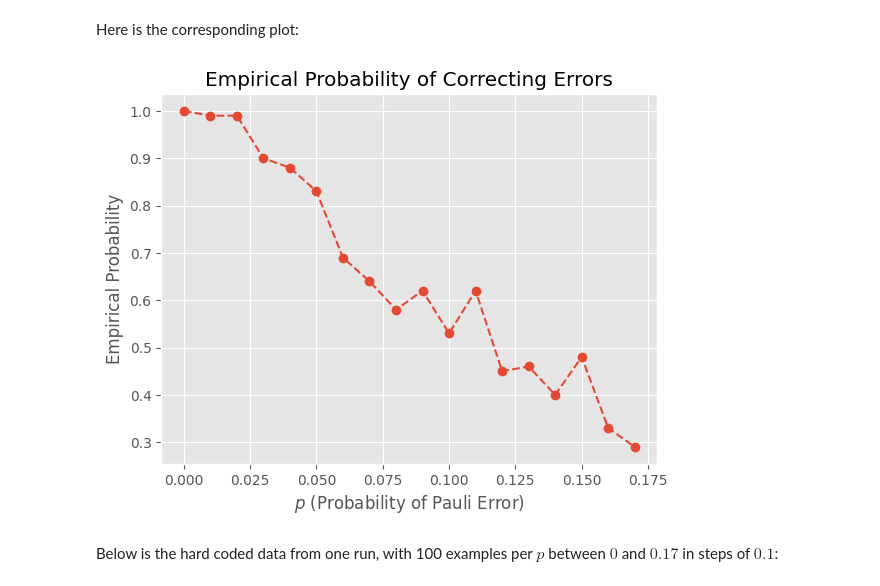
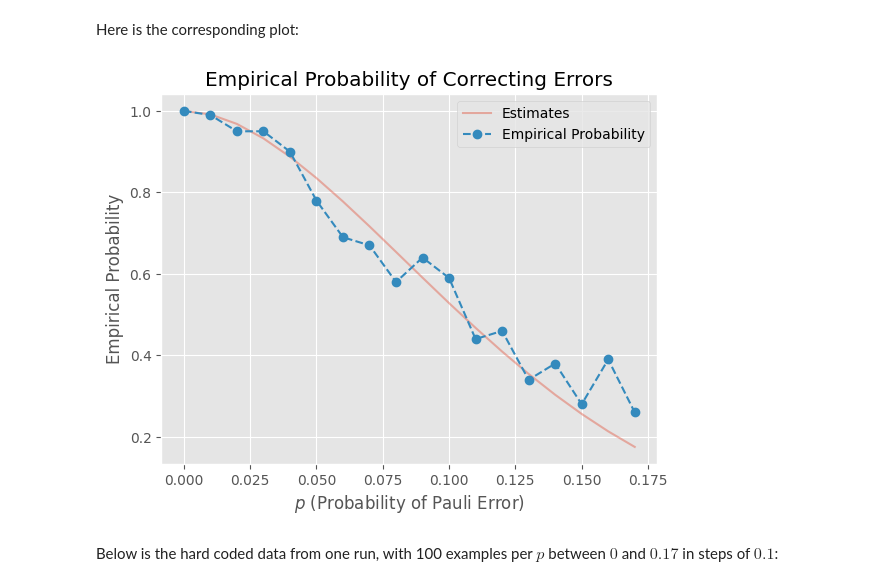
Before and after one commit to lrfinotti/five-qubit-quatum-code, a Jupyter notebook: five-qubit-code-general.ipynb, the cells around one changed output. Drawn from its saved outputs; the diff is of its cells as text; code cells hidden in the pictures.

```diff
--- a/five-qubit-code-general.ipynb
+++ b/five-qubit-code-general.ipynb
@@ -102,6 +118,9 @@ $$
 We follow a clever construction from [Stack Exchange](https://quantumcomputing.stackexchange.com/)'s thread [Nielsen&Chuang 5-qubit quantum error-correction encoding gate](https://quantumcomputing.stackexchange.com/questions/14264/nielsenchuang-5-qubit-quantum-error-correction-encoding-gate) for the encoding:
 # %%
 def five_qubit_encoder():
+    """
+    Returns the encoding circuit for the Five-Qubit Error Correction Code.
+    """
     quantum_register = QuantumRegister(size=5, name="x")
     encoder_circ = QuantumCircuit(quantum_register)
 
@@ -413,7 +488,7 @@ def add_5_qubit_correction(circuit, qubits, syndromes, decode_dict):
     """
     Adds correction for five-qubit code circuit (in-place) using a decoding table.
 
-    INPUT:
+    INPUTS:
     * circuit: the circuit containing the five-qubit code;
     * qubtis: register for the qubits and checks;
     * syndromes: syndromes containing the measurements;
@@ -791,6 +1019,25 @@ def n_qubit_plus_errors_sim(
 And, again, we use it for our particular case:
 # %%
 def two_qubit_plus_errors_5_sim(qubits, p, shots=10):
+    """
+    Produces a circuit that prepares the state for 2 qubits to be encoded using
+    the 5-qubit code, followed by the encoders (for each qubit), random individual
+    errors in each qubit of X, Y, or Z with probability p for each one and each
+    qubit, followed by the correction, decoding for all qubits, and measuments,
+    then runs a simulation and verifies if the error was corrected.
+
+    INPUTS:
+    * qubits: a list/tuple of booleans, or intergers 0 or 1, that represent the
+              qubits to be encoded;
+    * p: the probability that an X, Y, or Z error occurs in a physical qubit
+         (so the probability that at least one error occur in a physical qubit
+         is 3 * p, and and each error has the same probability);
+    * shots: number of shots to be used in the simulation. (Default: 10.)
+
+    OUTPUTS:
+    * a boolean, with True if the circuit corrected the error;
+    * a list of strings with errors for each qubit, with "i" representing the identity.
+    """
     g5_gates_str = [
         ["x", "z", "z", "x", "i"],
         ["i", "x", "z", "z", "x"],
@@ -872,16 +1127,35 @@ for x, y in zip(xs, ys):
+# %%
+def lower_probability(n_qubits, p):
+    """
+    Give the probability we get at most one error of probability 3 * p in all
+    n_qubits qubits.
+
+    INPUTS:
+    * n_qubits: number of qubits;
+    * p: 1/3 of the probability that a Pauli error occurs.
+
+    OUTPUT:
+    the probability we get at most one error occurs.
+    """
+    return (1 - 3 * p) ** (n_qubits - 1) * (1 + 3 * (n_qubits - 1) * p)
 # %% [markdown]
 Here is the corresponding plot:
 # %%
-plt.plot(xs, ys, "--o");
+ys_est = lower_probability(5, xs)
+
+plt.plot(xs, ys_est, alpha=0.4, label="Estimates")
+plt.plot(xs, ys, "--o", label="Empirical Probability")
+
 plt.title("Empirical Probability of Correcting Errors")
 plt.xlabel("$p$ (Probability of Pauli Error)")
 plt.ylabel("Empirical Probability")
+plt.legend()
 
 # plt.savefig("5-qb.png")
 
 plt.show()
 # %% [output]
-[figure, old version]
+[figure, new version]
 # %% [markdown]
 Below is the hard coded data from one run, with 100 examples per $p$ between $0$ and $0.17$ in steps of $0.1$:
 # %%
```
Also changed, not shown: parts of 55 cells of this notebook, 4 other files.
